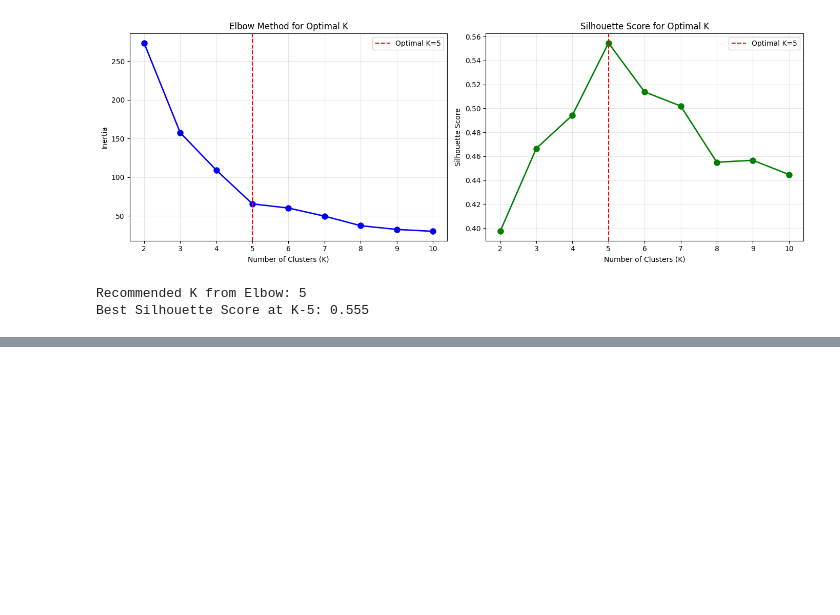
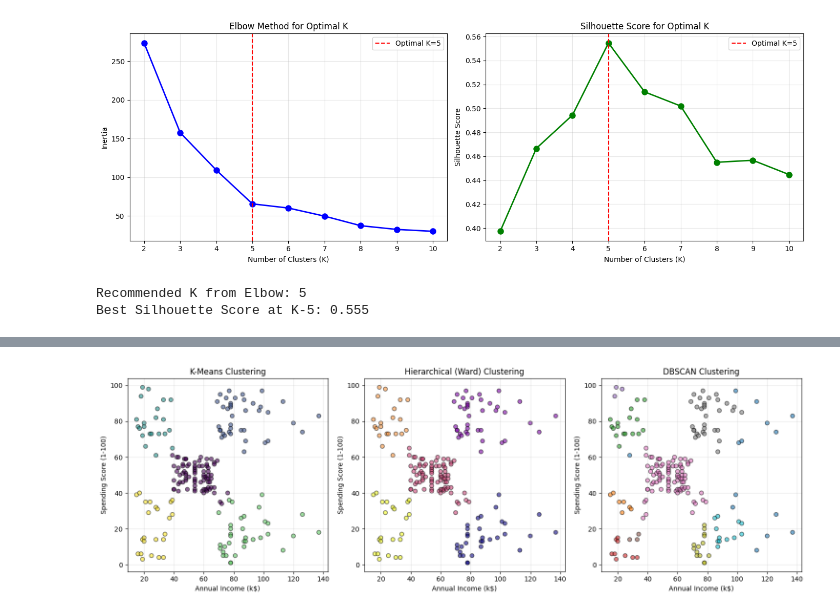
Before and after one commit to GampichXD/Computer-Vision---Indonesia-AI--Making-Own-Material-, a Jupyter notebook: Day 4 - Clustering Algorithm/main.ipynb, the cells around one changed output, grey strips where cells are left out. Drawn from its saved outputs; the diff is of its cells as text; code cells hidden in the pictures; blank space fills up the shorter version.

```diff
--- a/Day 4 - Clustering Algorithm/main.ipynb
+++ b/Day 4 - Clustering Algorithm/main.ipynb
@@ -246,0 +416,80 @@ Cluster 4: Low Income - Low Spenders (Terbatas) - Pelanggan dengan pendapatan re
+# %%
+#Perbandingan dan Evaluasi
+from sklearn.metrics import davies_bouldin_score
+
+algorithms ={
+    'K-Means' : df['Cluster KMeans'],
+    'Hierarchical (Ward)' : df['Cluster Hierarchical'],
+    'DBSCAN' : df['Cluster DBSCAN']
+}
+
+print("Clustering algorithms comparison")
+print("\nMetrics Comparison (better silhouette score, lower Davies-Bouldin score):")
+
+for name, labels in algorithms.items():
+    if len(set(labels)) > 1:
+        sil = silhouette_score(X_scaled, labels)
+        db = davies_bouldin_score(X_scaled, labels)
+        n_clusters = len(set(labels))
+        print(f"{name}: Silhouette Score = {sil:.3f}, Davies-Bouldin Score = {db:.3f}, Clusters = {n_clusters}")
+    else:
+        print(f"{name}: Only 1 cluster found, metrics not valid.")
+
+#Visualisasi Perbandingan 3 algoritma
+fig, axes = plt.subplots(1, 3, figsize=(15, 5))
+
+methods = [
+    ('K-Means', df['Cluster KMeans'], 'viridis'),
+    ('Hierarchical (Ward)', df['Cluster Hierarchical'], 'plasma'),
+    ('DBSCAN', df['Cluster DBSCAN'], 'tab10')
+]
+
+for idx, (name, labels, cmap) in enumerate(methods):
+    ax = axes[idx]
+    scatter = ax.scatter(df['Annual Income (k$)'], df['Spending Score (1-100)'],
+                         c=labels, cmap=cmap, alpha=0.6, edgecolors='k')
+    ax.set_xlabel('Annual Income (k$)')
+    ax.set_ylabel('Spending Score (1-100)')
+    ax.set_title(f"{name} Clustering")
+    ax.grid(alpha=0.3)
+
+plt.tight_layout()
+plt.show()
+
+#Rekomendasi untuk Bisnis
+print("\nBusiness Recommendations based on Clustering Results:")
+print("Berdasarkan segmentasi yang ditemukan:")
+
+segment_strategy = {
+    f"High Income - High Spenders (Cluster 1)": [
+        "- Tawarkan produk premium, layanan eksklusif, dan pengalaman belanja yang dipersonalisasi untuk mempertahankan pelanggan ini dan mendorong pembelian berulang.",
+        "- Gunakan program loyalitas yang memberikan penghargaan atas pembelian mereka dan akses ke penawaran khusus.",
+        "- Fokus pada pemasaran yang menyoroti kualitas, status, dan nilai eksklusif dari produk untuk menarik pelanggan ini."
+    ],
+    f"Low Income - High Spenders (Cluster 2)": [
+        "- Tawarkan diskon khusus, paket bundling, atau program cicilan untuk menarik pelanggan ini agar tetap berbelanja tanpa merasa terbebani secara finansial.",
+        "- Fokus pada penawaran yang memberikan nilai tinggi dengan harga terjangkau untuk menarik pelanggan ini agar tetap berbelanja.",
+        "- Gunakan kampanye pemasaran yang menyoroti nilai dan kualitas produk untuk menarik pelanggan ini agar meningkatkan frekuensi belanja mereka."
+    ],
+    f"Medium Income - Medium Spenders (Cluster 0)": [
+        "- Gunakan kampanye pemasaran yang menyoroti nilai dan kualitas produk untuk menarik pelanggan ini agar meningkatkan frekuensi belanja mereka.",
+        "- Tawarkan promosi musiman atau diskon khusus untuk mendorong pelanggan ini agar berbelanja lebih sering.",
+        "- Fokus pada penawaran yang memberikan nilai tinggi dengan harga terjangkau untuk menarik pelanggan ini agar tetap berbelanja."
+    ],
+    f"High Income - Low Spenders (Cluster 3)": [
+        "- Identifikasi alasan di balik rendahnya kebiasaan belanja dan tawarkan insentif seperti diskon khusus atau program loyalitas untuk mendorong mereka berbelanja lebih sering.",
+        "- Fokus pada penawaran yang memberikan nilai tinggi dengan harga terjangkau untuk menarik pelanggan ini agar tetap berbelanja.",
+        "- Identifikasi alasan di balik rendahnya kebiasaan belanja dan tawarkan insentif seperti diskon khusus atau program loyalitas untuk mendorong mereka berbelanja lebih sering."
+    ],
+    f"Low Income - Low Spenders (Cluster 4)": [
+        "- Fokus pada penawaran yang sangat terjangkau, promosi diskon besar, dan kampanye pemasaran yang menekankan nilai untuk menarik pelanggan ini agar mulai berbelanja.",
+        "- Tawarkan produk dengan harga rendah atau paket bundling untuk menarik pelanggan ini agar mulai berbelanja.",
+        "- Fokus pada penawaran yang sangat terjangkau, promosi diskon besar, dan kampanye pemasaran yang menekankan nilai untuk menarik pelanggan ini agar mulai berbelanja."
+    ]
+}
+
+for segment, strategy in segment_strategy.items():
+    print(f"\n{segment}:")
+    for s in strategy:
+        print(f"  • {s}")
+# %% [output]
@@ -246,0 +502 @@ Cluster 4: Low Income - Low Spenders (Terbatas) - Pelanggan dengan pendapatan re
+[figure, added]
```
Also changed, not shown: parts of 31 cells of this notebook, 4 other files.
